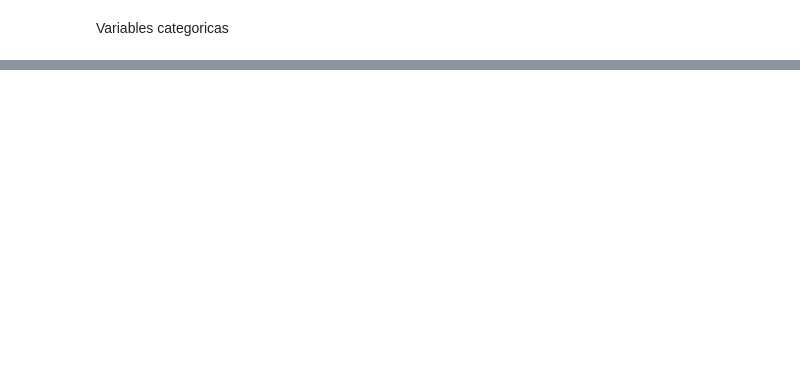
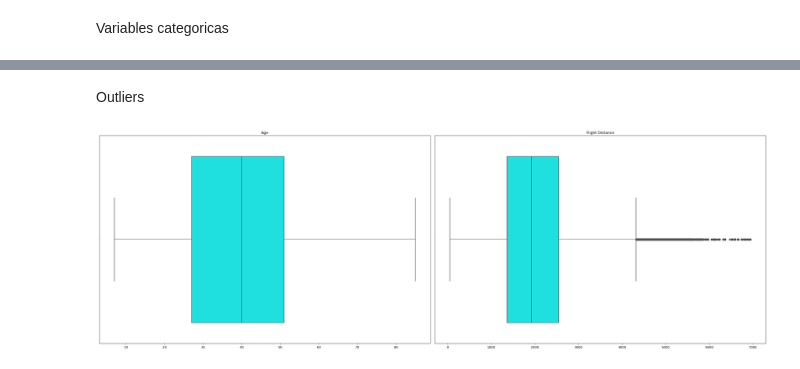
Before and after one commit to Adalab/DA-promo-b-modulo-3-sprint-1-Paula-Yadira, a Jupyter notebook: Regresión logistica/I-pair-programming-EDA.ipynb, the cells around one changed output, grey strips where cells are left out. Cells and saved outputs as stored; diff of their text form; code cells hidden in the pictures; blank space fills up the shorter version.

```diff
--- a/Regresión logistica/I-pair-programming-EDA.ipynb
+++ b/Regresión logistica/I-pair-programming-EDA.ipynb
@@ -182,0 +237,19 @@ fig.tight_layout();
+# %% [markdown]
+Outliers
+# %%
+fig, axes = plt.subplots(1, 2, figsize=(30,10))
+
+df_numericas = df[['Age','Flight Distance']]
+
+axes = axes.flat
+
+for indice, cate in enumerate(df_numericas):
+
+    sns.boxplot(x = df[cate], data = df, ax=axes[indice], color = "cyan"); # para trazar una línea de densidad
+
+    axes[indice].set_title(cate)
+    axes[indice].set_xlabel("")
+
+fig.tight_layout();
+# %% [output]
+[figure, added]
```
Also changed, not shown: parts of 35 cells of this notebook, 3 other files.
